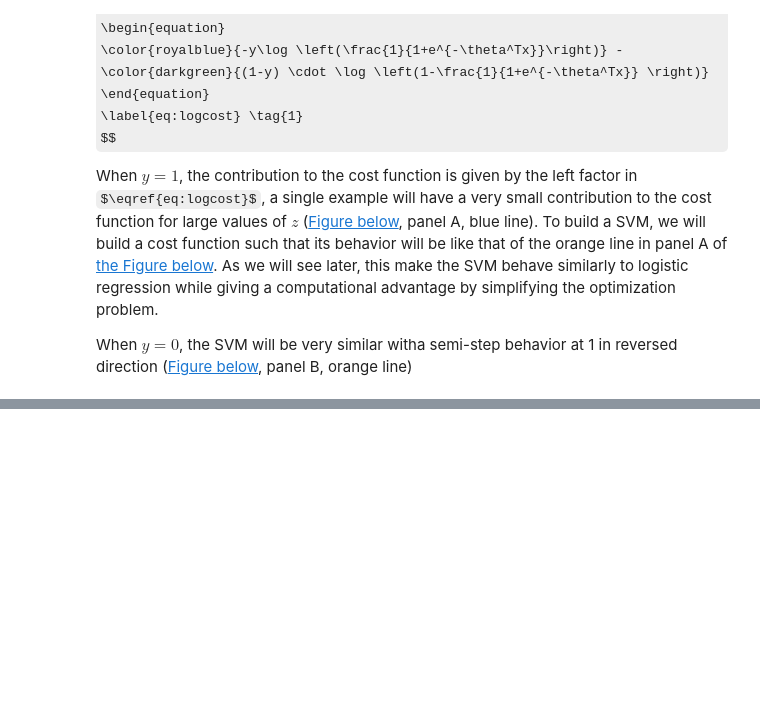
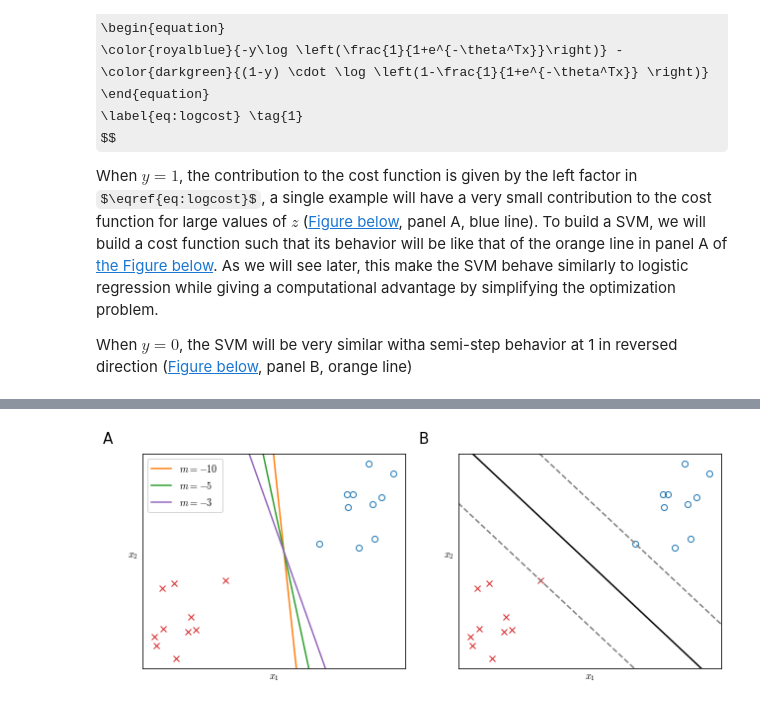
Before and after one commit to marnec/ML, a Jupyter notebook: ML-20-LargemarginClassification.ipynb, the cells around one changed output, grey strips where cells are left out. Saved outputs shown, nothing was run; the diff lists cells and outputs as text; code cells hidden in the pictures; some formulas as TeX source; blank space fills up the shorter version.

```diff
--- a/ML-20-LargemarginClassification.ipynb
+++ b/ML-20-LargemarginClassification.ipynb
@@ -101,0 +172,30 @@ $$
+# %%
+jitter = np.random.rand(2, 10)+.1
+xy = np.random.rand(2, 10)
+xy1 = xy*.1-jitter
+xy2 = xy*.1+jitter
+
+fig, [ax1, ax2] = plt.subplots(1, 2, figsize=(10.5, 4))
+
+for ax, label in zip([ax1, ax2], ["A", "B"]):
+    ax.plot(*xy1, ls='none', marker='x', c='C3')
+    ax.plot(*xy2, ls='none', marker='o', c='C0', markerfacecolor='none');
+    ax.set_xticks([])
+    ax.set_yticks([])
+    ax.set_xlabel('$x_1$')
+    ax.set_ylabel('$x_2$', rotation=0, ha='right')
+    ax.text(-0.15, 1.1, label, transform=ax.transAxes,
+            fontsize=15, va='top')
+
+for m, c in zip([-10, -5, -3], ['C1', 'C2', 'C4']):
+    ax1.axline((sum(ax1.get_xlim()), sum(ax1.get_ylim())), slope=m, c=c,
+              label='$m={{{}}}$'.format(m))
+ax1.legend()
+
+maxxy1 = xy1[:, np.argmax(np.sum(xy1, axis=0))]
+ax2.axline(maxxy1, slope=-1, ls='--', c='grey')
+minxy2 = xy2[:, np.argmin(np.sum(xy2, axis=0))]
+ax2.axline(minxy2, slope=-1, ls='--', c='grey')
+ax2.axline((maxxy1+minxy2)/2, slope=-1, c='k');
+# %% [output]
+[figure, added]
```
Also changed, not shown: parts of 10 cells of this notebook, 5 other files.
